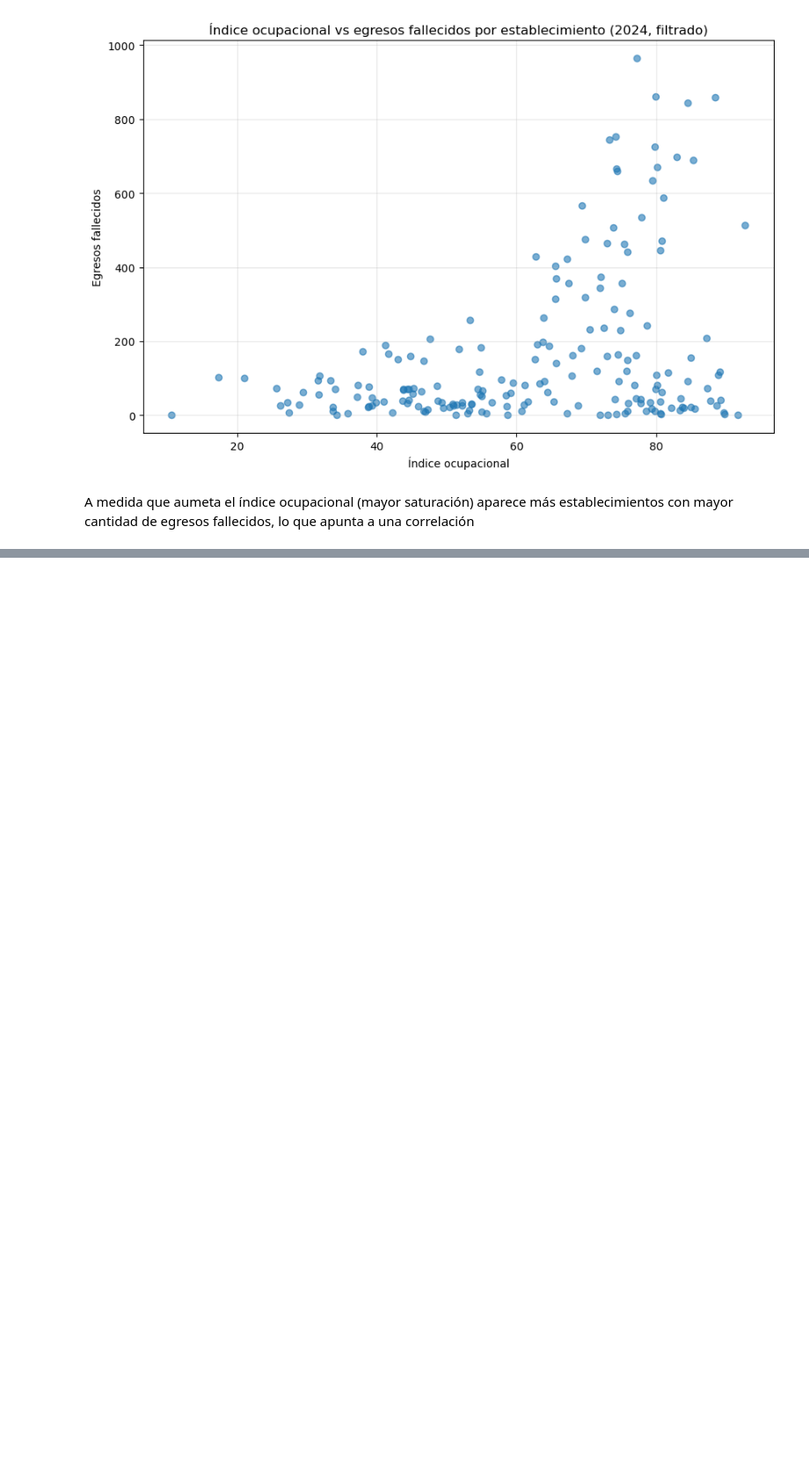
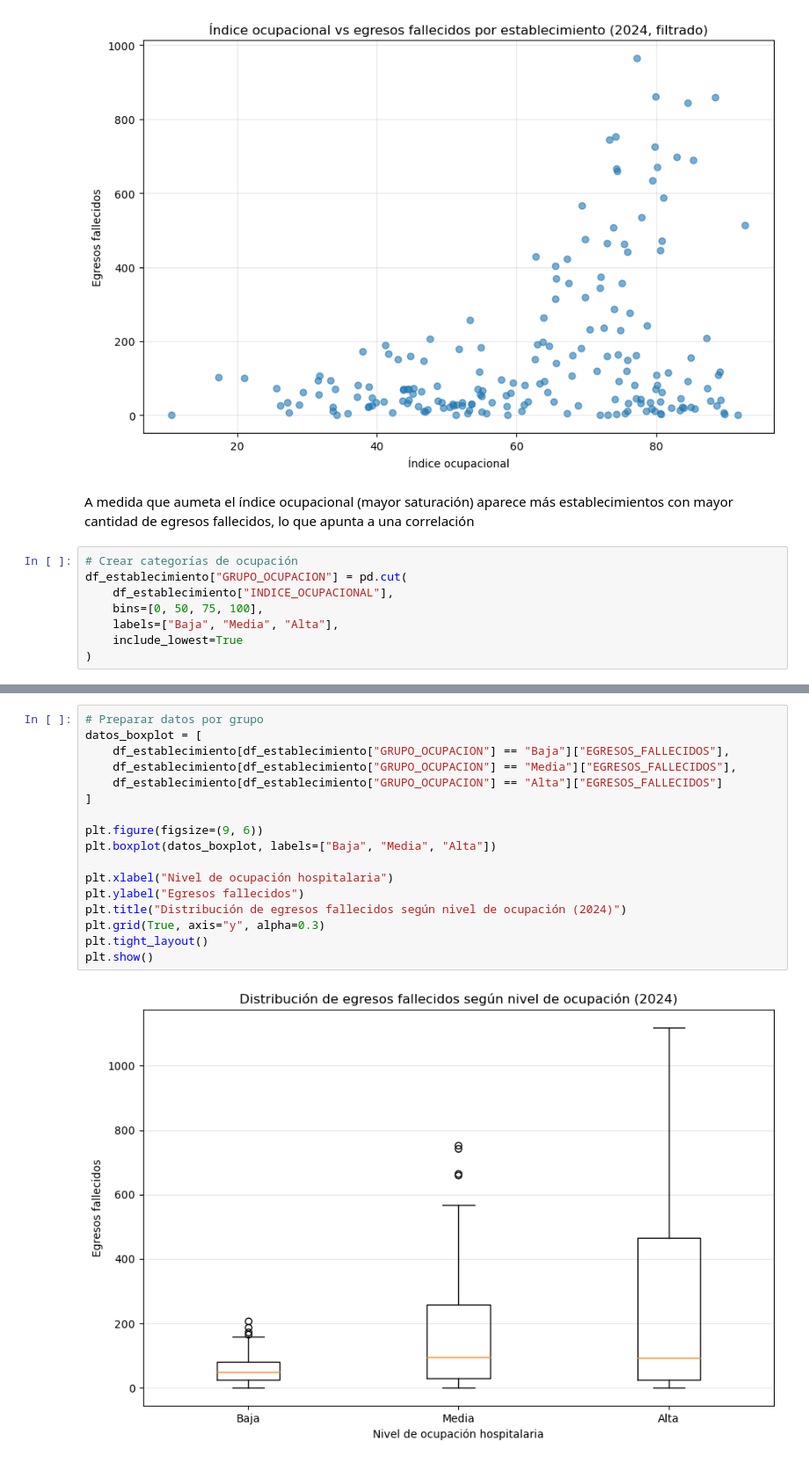
Before and after one commit to Joag115/E1-Visualizacion, a Jupyter notebook: data/Analisis_exploratorio.ipynb, the cells around one changed output, grey strips where cells are left out. Shown at 88% size. Drawn from its saved outputs; the diff is of its cells as text; blank space fills up the shorter version.

Commit message:
Inclusión boxplot

```diff
--- a/data/Analisis_exploratorio.ipynb
+++ b/data/Analisis_exploratorio.ipynb
@@ -259,3 +260,11 @@ plt.show()
 [figure]
 # %% [markdown]
 A medida que aumeta el índice ocupacional (mayor saturación) aparece más establecimientos con mayor cantidad de egresos fallecidos, lo que apunta a una correlación
+# %%
+# Crear categorías de ocupación
+df_establecimiento["GRUPO_OCUPACION"] = pd.cut(
+    df_establecimiento["INDICE_OCUPACIONAL"],
+    bins=[0, 50, 75, 100],
+    labels=["Baja", "Media", "Alta"],
+    include_lowest=True
+)
@@ -261,0 +300,19 @@ A medida que aumeta el índice ocupacional (mayor saturación) aparece más esta
+# %%
+# Preparar datos por grupo
+datos_boxplot = [
+    df_establecimiento[df_establecimiento["GRUPO_OCUPACION"] == "Baja"]["EGRESOS_FALLECIDOS"],
+    df_establecimiento[df_establecimiento["GRUPO_OCUPACION"] == "Media"]["EGRESOS_FALLECIDOS"],
+    df_establecimiento[df_establecimiento["GRUPO_OCUPACION"] == "Alta"]["EGRESOS_FALLECIDOS"]
+]
+
+plt.figure(figsize=(9, 6))
+plt.boxplot(datos_boxplot, labels=["Baja", "Media", "Alta"])
+
+plt.xlabel("Nivel de ocupación hospitalaria")
+plt.ylabel("Egresos fallecidos")
+plt.title("Distribución de egresos fallecidos según nivel de ocupación (2024)")
+plt.grid(True, axis="y", alpha=0.3)
+plt.tight_layout()
+plt.show()
+# %% [output]
+[figure, added]
```
Also changed, not shown: parts of 4 cells of this notebook, 2 other files.
